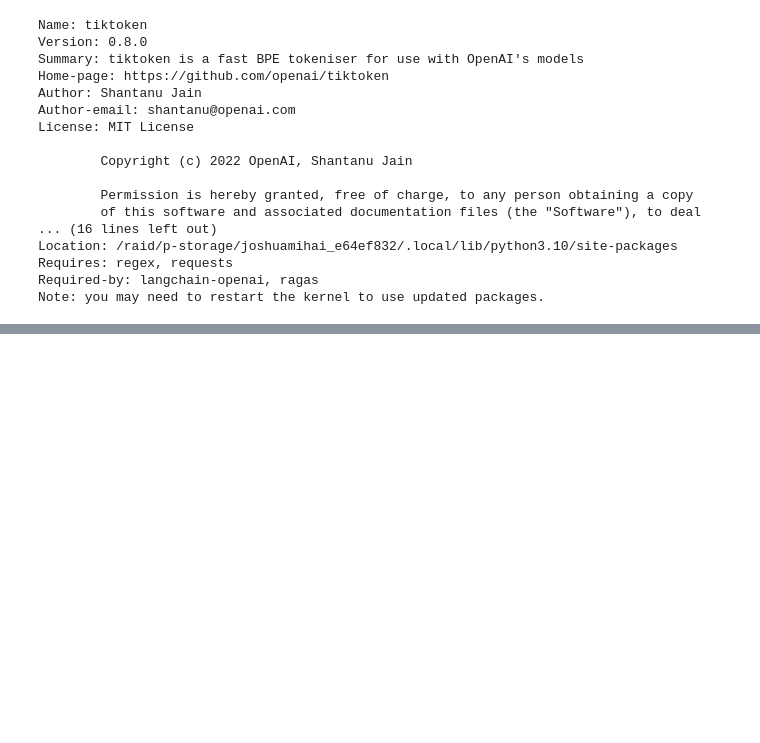
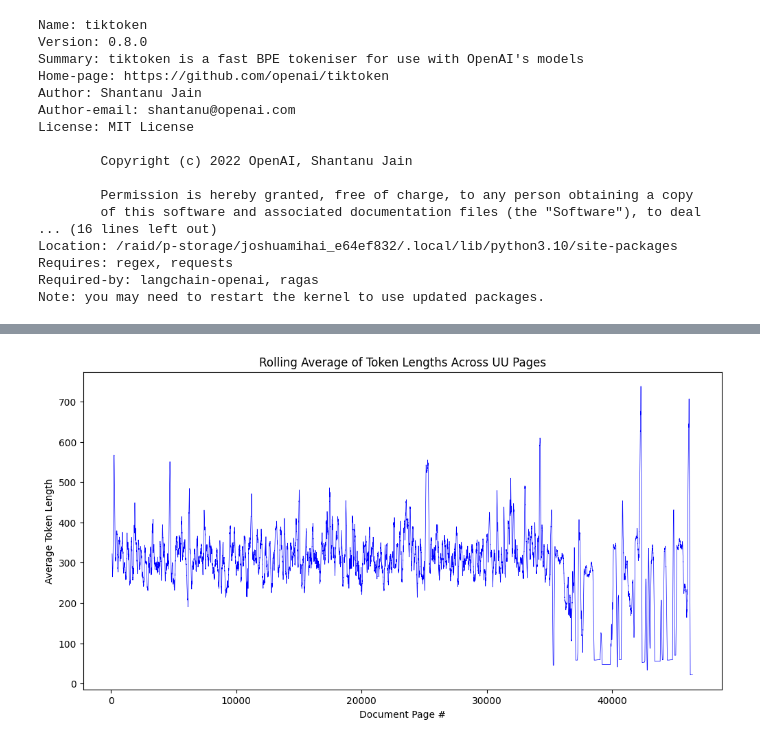
Before and after one commit to arkanalexei/ta-rag-demo, a Jupyter notebook: 11_token_distribution.ipynb, the cells around one changed output, grey strips where cells are left out. Saved outputs shown, nothing was run; the diff lists cells and outputs as text; code cells hidden in the pictures; blank space fills up the shorter version.

```diff
--- a/11_token_distribution.ipynb
+++ b/11_token_distribution.ipynb
@@ -172,0 +222,17 @@ dtype: float64
+# %%
+import pandas as pd
+
+# Convert data to a DataFrame for easier manipulation
+df = pd.DataFrame({"Page": docs, "Tokens": token_len})
+
+# Calculate rolling mean (e.g., with a window of 100 pages)
+df["Rolling_Tokens"] = df["Tokens"].rolling(window=100).mean()
+
+plt.figure(figsize=(12, 6))
+plt.plot(df["Page"], df["Rolling_Tokens"], color="blue", linewidth=0.5)
+plt.xlabel("Document Page #")
+plt.ylabel("Average Token Length")
+plt.title("Rolling Average of Token Lengths Across UU Pages")
+plt.show()
+# %% [output]
+[figure, added]
```
Also changed, not shown: parts of 17 cells of this notebook, 47 other files.
